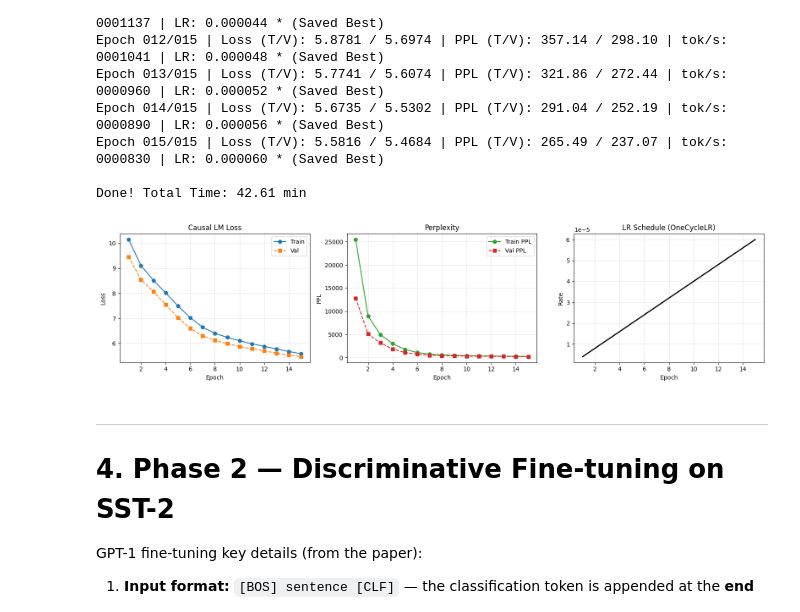
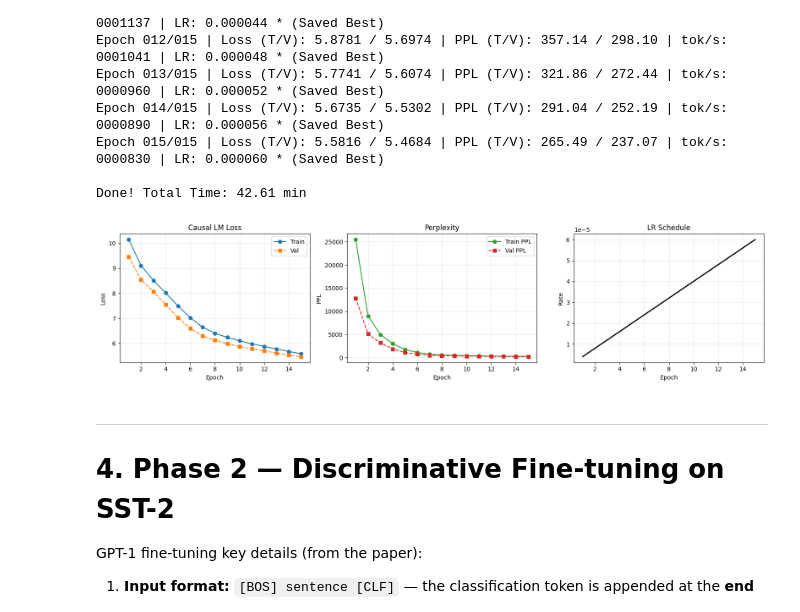
Before and after one commit to chizkidd/transformers-from-scratch, a Jupyter notebook: gpt1-sentiment-analysis.ipynb, the cells around one changed output. Drawn from its saved outputs; the diff is of its cells as text; code cells hidden in the pictures.

```diff
--- a/gpt1-sentiment-analysis.ipynb
+++ b/gpt1-sentiment-analysis.ipynb
@@ -788,35 +788,35 @@ fig, axes = plt.subplots(1, 3, figsize=(16, 4))
 epochs = range(1, len(pretrain_history['train_loss']) + 1)
 
 # Loss
 axes[0].plot(epochs, pretrain_history['train_loss'], 'o-', label='Train', color='#1f77b4')
 axes[0].plot(epochs, pretrain_history['val_loss'], 's--', label='Val', color='#ff7f0e')
 axes[0].set_title('Causal LM Loss')
 axes[0].set_xlabel('Epoch')
 axes[0].set_ylabel('Loss')
 axes[0].legend()
 axes[0].grid(True, alpha=0.3)
 
 # Perplexity
 axes[1].plot(epochs, pretrain_history['train_ppl'], 'o-', label='Train PPL', color='#2ca02c')
 axes[1].plot(epochs, pretrain_history['val_ppl'], 's--', label='Val PPL', color='#d62728')
 axes[1].set_title('Perplexity')
 axes[1].set_xlabel('Epoch')
 axes[1].set_ylabel('PPL')
 axes[1].legend()
 axes[1].grid(True, alpha=0.3)
 
 # LR
 axes[2].plot(epochs, pretrain_history['lrs'], label='LR', color='black', linewidth=2)
-axes[2].set_title('LR Schedule (OneCycleLR)')
+axes[2].set_title('LR Schedule')
 axes[2].set_xlabel('Epoch')
 axes[2].set_ylabel('Rate')
 axes[2].ticklabel_format(style='sci', axis='y', scilimits=(0,0))
 axes[2].grid(True, alpha=0.3)
 
 plt.tight_layout()
 plt.show()
 # %% [output]
-[figure, old version]
+[figure, new version]
 # %% [markdown]
 ---
 # 4. Phase 2 — Discriminative Fine-tuning on SST-2
```
